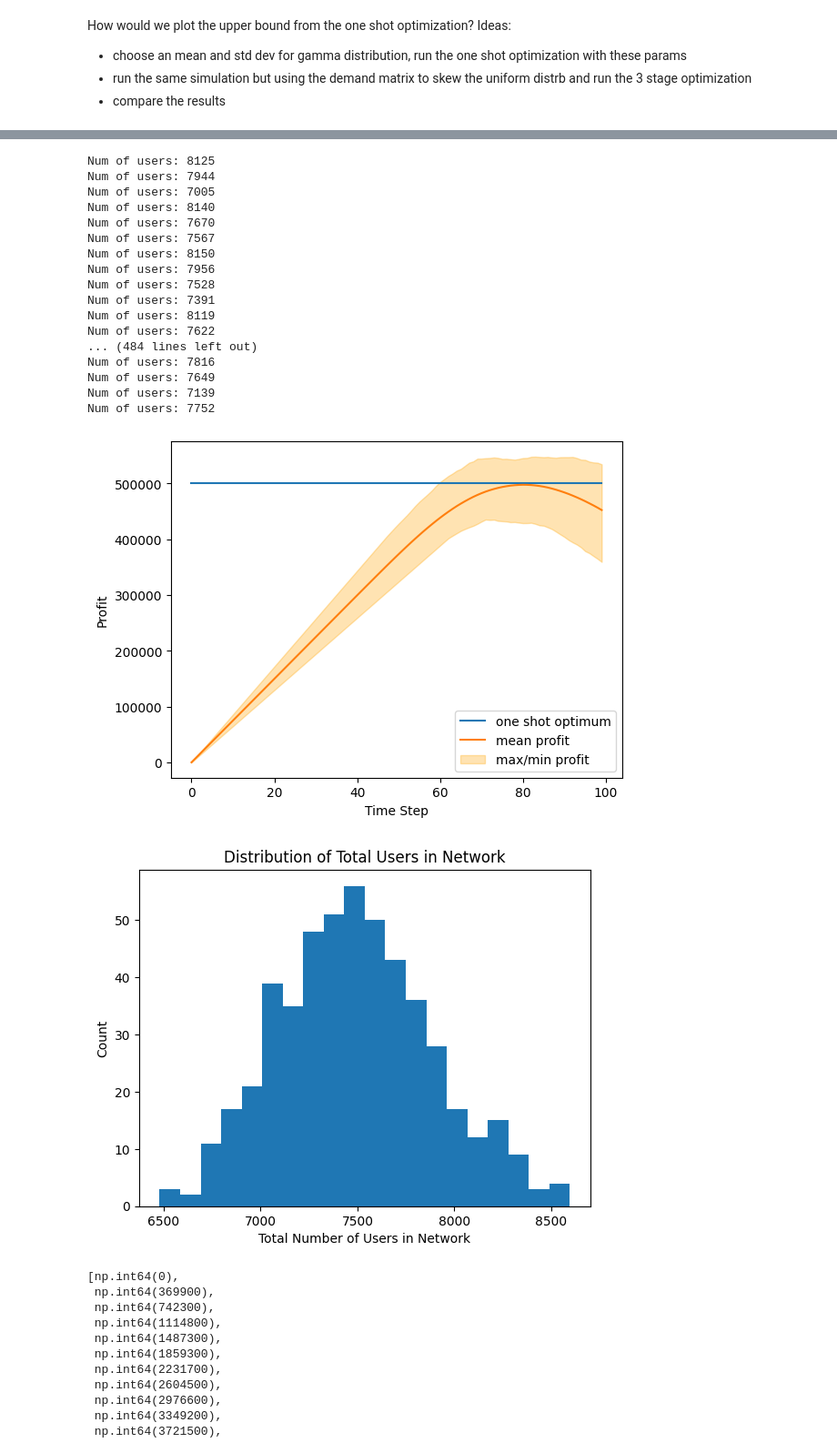
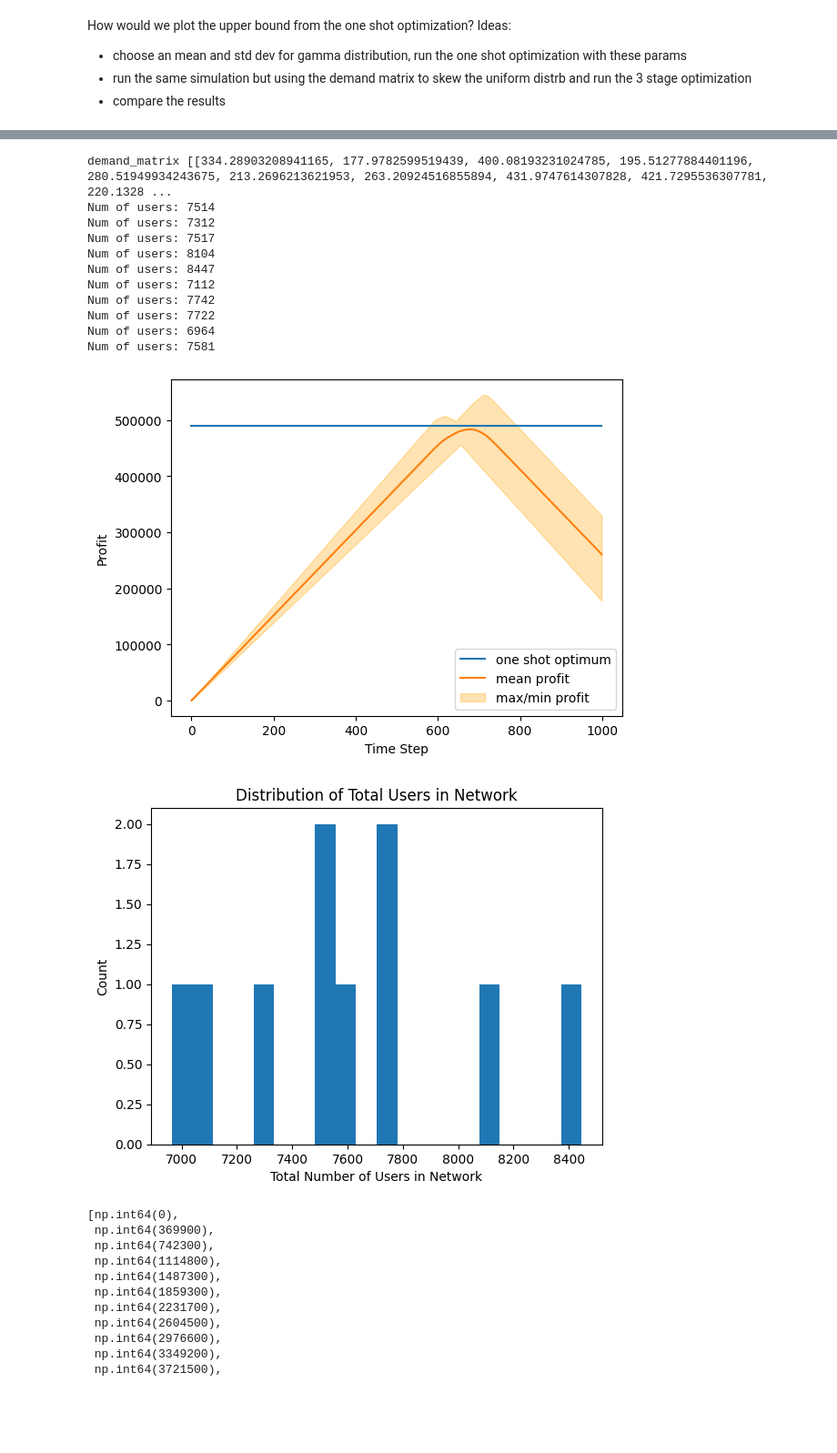
Before and after one commit to brieonbread/leo_mac_sim, a Jupyter notebook: mac_protocol_simulation_v2.ipynb, the cells around one changed output, grey strips where cells are left out. Shown at 91% size. Drawn from its saved outputs; the diff is of its cells as text; code cells hidden in the pictures; blank space fills up the shorter version.

```diff
--- a/mac_protocol_simulation_v2.ipynb
+++ b/mac_protocol_simulation_v2.ipynb
@@ -182,6 +237,7 @@ class Satellite:
     self.N_0 = 0
     self.N_1 = 0
     self.N_2 = 0
+    self.position = None
 
   def add_user(self, user_id):
     self.users.append(user_id)
@@ -495,0 +649,10 @@ generate_demand_matrix(25, 100, 80)
+# %%
+def load_demand_matrix(fp):
+    with open(fp, "rb") as f:
+        return pickle.load(f)
+
+fp = "/Users/brianli/Desktop/MEng/leo_mac_sim/demand_matrix_0_0_10.pkl"
+demand_matrix = load_demand_matrix(fp)
+
+for trial_idx in range(len(demand_matrix)):
+    print(demand_matrix[trial_idx])
@@ -496,21 +670,28 @@ generate_demand_matrix(25, 100, 80)
 # %%
 # Plot results along with upper bound from one shot optimization
 
-num_time_steps = 100
-max_users = 10000
+# num_time_steps = 100
+# max_users = 10000
 
-baseline = simulate_leo_mac(num_sats=25, num_cells=25, num_time_steps=num_time_steps, total_capacity=10,
-                     max_users=max_users, revenue_factor=100, penalty_factor=0, distribution="uniform",
-                     use_stage_1=True, use_stage_2=False, use_stage_3=False)
+# baseline = simulate_leo_mac(num_sats=25, num_cells=25, num_time_steps=num_time_steps, total_capacity=10,
+#                      max_users=max_users, revenue_factor=100, penalty_factor=0, distribution="uniform",
+#                      use_stage_1=True, use_stage_2=False, use_stage_3=False)
 
 # baseline_profit = np.array(baseline["revenues"]) - np.array(baseline["penalties"])
 # plt.plot(baseline_profit, label="baseline")
 
 # TODO: we need to average over many different distribution matrices
 
-num_trials = 500
+# demand_matrix = generate_demand_matrix(25, 300, 80, num_trials=500)
+fp = "/Users/brianli/Desktop/MEng/leo_mac_sim/demand_matrix_300_80_10.pkl"
+demand_matrix = load_demand_matrix(fp)
+
 results_compilation = []
 num_users_compilation = []
+num_trials = len(demand_matrix)
+
+print("demand_matrix", demand_matrix)
+
 
 plt.figure()
 for trial_idx in range(num_trials):
@@ -518,7 +699,10 @@ for trial_idx in range(num_trials):
     # while total_users > 2500:
     #     distribution_matrix = generate_demand_matrix(25, 300, 80)
     #     total_users = int(np.sum(np.array(distribution_matrix)))
-    distribution_matrix = generate_demand_matrix(25, 300, 80)
+    # distribution_matrix = generate_demand_matrix(25, 300, 80)
+
+    distribution_matrix = demand_matrix[trial_idx]
+
     print("Num of users:", int(np.sum(np.array(distribution_matrix))))
     num_users_compilation.append(int(np.sum(np.array(distribution_matrix))))
     result_1 = simulate_leo_mac(num_sats=25, num_cells=25, num_time_steps=num_time_steps, total_capacity=10,
@@ -545,53 +729,47 @@ for t in range(num_time_steps):
         temp += result[t]
         if result[t] < temp_min:
             temp_min = result[t]
         if result[t] > temp_max:
             temp_max = result[t]
     results_mean.append(temp / num_trials)
     results_min.append(temp_min)
     results_max.append(temp_max)
 
 
 # 249406.2710272504
 # 500780.83681524947
 
 
-plt.plot([t for t in range(len(result_1_profit))], [500780.83681524947 for t in range(len(result_1_profit))], label="one shot optimum")
+plt.plot([t for t in range(len(result_1_profit))], [489807.6220674735 for t in range(len(result_1_profit))], label="one shot optimum")
 plt.plot([t for t in range(len(result_1_profit))], results_mean, label="mean profit")
 plt.fill_between([t for t in range(len(result_1_profit))], results_min, results_max, color='orange', alpha=0.3, label='max/min profit')
 plt.xlabel("Time Step")
 plt.ylabel("Profit")
 plt.legend()
 plt.show()
 
 plt.hist(num_users_compilation, bins=20)
 plt.title("Distribution of Total Users in Network")
 plt.xlabel("Total Number of Users in Network")
 plt.ylabel("Count")
 plt.show()
 
 # plt.plot(result_1_profit/(1e-12+baseline_profit))
 # plt.show()
 # %% [output]
-Num of users: 8125
-Num of users: 7944
-Num of users: 7005
-Num of users: 8140
-Num of users: 7670
-Num of users: 7567
-Num of users: 8150
-Num of users: 7956
-Num of users: 7528
-Num of users: 7391
-Num of users: 8119
-Num of users: 7622
-... (484 lines left out)
-Num of users: 7816
-Num of users: 7649
-Num of users: 7139
-Num of users: 7752
+demand_matrix [[334.28903208941165, 177.9782599519439, 400.08193231024785, 195.51277884401196, 280.51949934243675, 213.2696213621953, 263.20924516855894, 431.9747614307828, 421.7295536307781, 220.1328 ...
+Num of users: 7514
+Num of users: 7312
+Num of users: 7517
+Num of users: 8104
+Num of users: 8447
+Num of users: 7112
+Num of users: 7742
+Num of users: 7722
+Num of users: 6964
+Num of users: 7581
-[figure, old version]
+[figure, new version]
-[figure, old version]
+[figure, new version]
 # %%
 results_max
 # %% [output]
```
Also changed, not shown: parts of 6 cells of this notebook, 1 other file.
